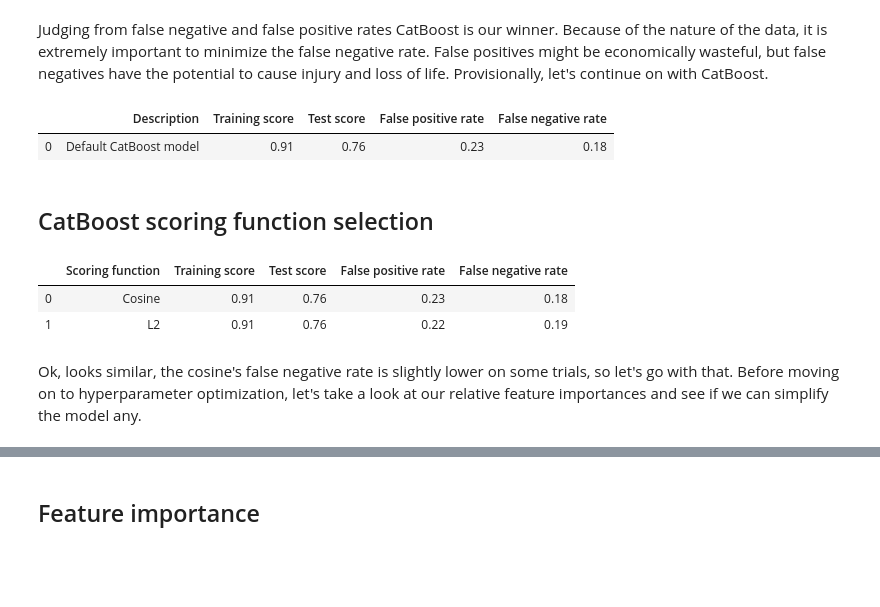
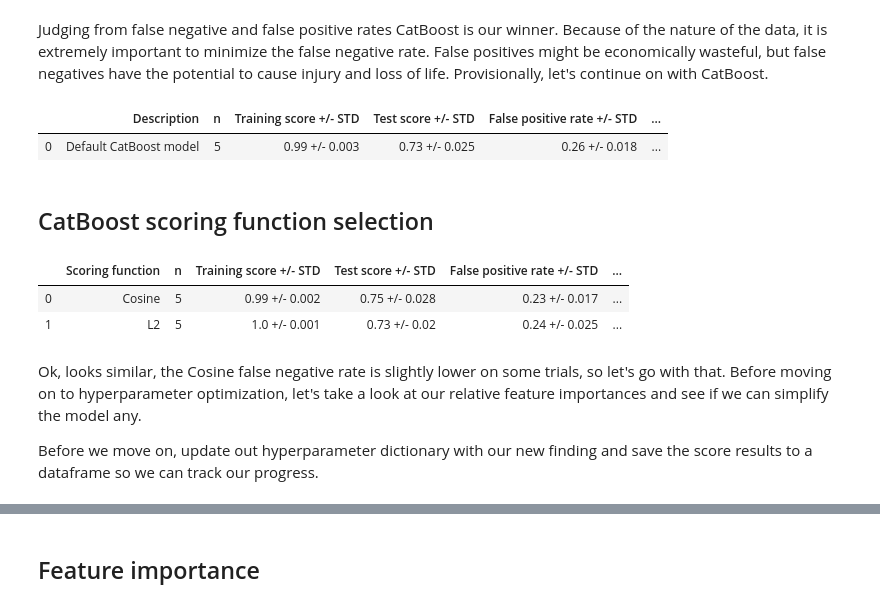
Before and after one commit to aristyogresearch/wildfire, a Jupyter notebook: notebooks/gradient_boosting_model_selection.ipynb, the cells around one changed output, grey strips where cells are left out. Cells and saved outputs as stored; diff of their text form; code cells hidden in the pictures; blank space fills up the shorter version.

```diff
--- a/notebooks/gradient_boosting_model_selection.ipynb
+++ b/notebooks/gradient_boosting_model_selection.ipynb
@@ -51,3 +54,21 @@ search_scoring_func = make_scorer(average_precision_score)
+# %%
+data_file = '../data/training_data/1992-1997_training_data.csv'
+rand_seed = 123
+
+# sample ~1% of total data. Also, there are ~370000 gnition observations total,
+# my feeling is we want to keep our sample size below that using 1% of the total
+# data means we will end up using about 10% of ignitions in each sample
+data_sample_size = 1000
+
+test_train_split_ratio = 0.3
+classifier_jobs = 14
+optimization_jobs = 1
+max_jobs = classifier_jobs * optimization_jobs
+num_trials = 5
+search_iterations = 100
+search_scoring_func = make_scorer(average_precision_score)
+plot_grid_resolution = 100
+contourf_levels = 100
 # %% [markdown]
 **Functions**
 # %%
@@ -379,51 +517,56 @@ Judging from false negative and false positive rates CatBoost is our winner. Bec
 # %%
 model_score_history_columns = [
     'Description',
-    'Training score',
-    'Test score',
-    'False positive rate',
-    'False negative rate'
+    'n',
+    'Training score +/- STD',
+    'Test score +/- STD',
+    'False positive rate +/- STD',
+    'False negative rate +/- STD'
 ]
 
 model_score_history = pd.DataFrame(columns=model_score_history_columns)
+
 model_score_history = model_score_history.append(pd.Series([
     'Default CatBoost model',
-    model_scores.iloc[1]['Training score'],
-    model_scores.iloc[1]['Test score'],
-    model_scores.iloc[1]['False positive rate'],
-    model_scores.iloc[1]['False negative rate'],
+    num_trials,
+    model_scores.iloc[1]['Training score +/- STD'],
+    model_scores.iloc[1]['Test score +/- STD'],
+    model_scores.iloc[1]['False positive rate +/- STD'],
+    model_scores.iloc[1]['False negative rate +/- STD'],
 ], index=model_score_history.columns), ignore_index=True)
 
 model_score_history
 # %% [output]
-|  | Description | Training score | Test score | False positive rate | False negative rate |
-| 0 | Default CatBoost model | 0.91 | 0.76 | 0.23 | 0.18 |
+|  | Description | n | Training score +/- STD | Test score +/- STD | False positive rate +/- STD | ... |
+| 0 | Default CatBoost model | 5 | 0.99 +/- 0.003 | 0.73 +/- 0.025 | 0.26 +/- 0.018 | ... |
 # %% [markdown]
 ## CatBoost scoring function selection
 # %%
-# note: catboost only has cosine and L2 avalible for non GPU computation
+# note: CatBoost only has cosine and L2 avalible for non GPU computation
 scoring_functions = [
 #    'SolarL2',
      'Cosine',
 #     'NewtonL2',
 #     'NewtonCosine',
 #     'LOOL2',
 #     'SatL2',
      'L2'
 ]
 
 model_scores = test_scoring_functions(
+    num_trials,
     scoring_functions,
-    x_train,
-    y_train,
-    x_test,
-    y_test
+    data_moving_avg,
+    data_sample_size,
+    max_jobs
 )
 
 model_scores
 # %% [output]
-|  | Scoring function | Training score | Test score | False positive rate | False negative rate |
-| 0 | Cosine | 0.91 | 0.76 | 0.23 | 0.18 |
-| 1 | L2 | 0.91 | 0.76 | 0.22 | 0.19 |
+|  | Scoring function | n | Training score +/- STD | Test score +/- STD | False positive rate +/- STD | ... |
+| 0 | Cosine | 5 | 0.99 +/- 0.002 | 0.75 +/- 0.028 | 0.23 +/- 0.017 | ... |
+| 1 | L2 | 5 | 1.0 +/- 0.001 | 0.73 +/- 0.02 | 0.24 +/- 0.025 | ... |
 # %% [markdown]
-Ok, looks similar, the cosine's false negative rate is slightly lower on some trials, so let's go with that. Before moving on to hyperparameter optimization, let's take a look at our relative feature importances and see if we can simplify the model any.
+Ok, looks similar, the Cosine false negative rate is slightly lower on some trials, so let's go with that. Before moving on to hyperparameter optimization, let's take a look at our relative feature importances and see if we can simplify the model any.
+
+Before we move on, update out hyperparameter dictionary with our new finding and save the score results to a dataframe so we can track our progress.
```
Also changed, not shown: parts of 43 cells of this notebook.
